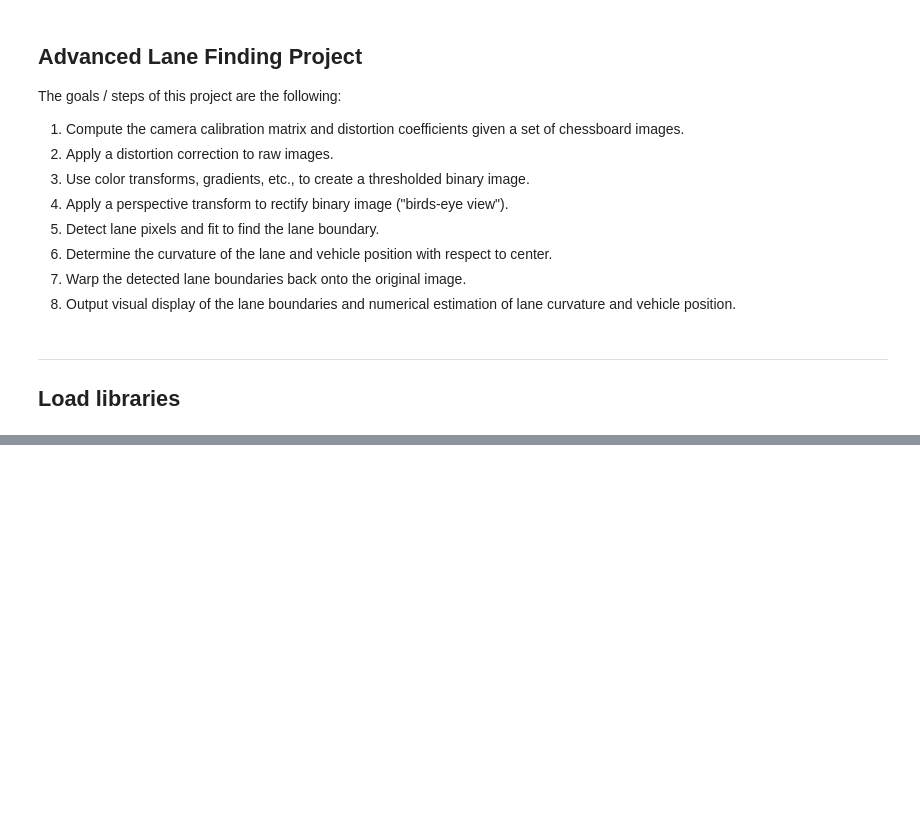
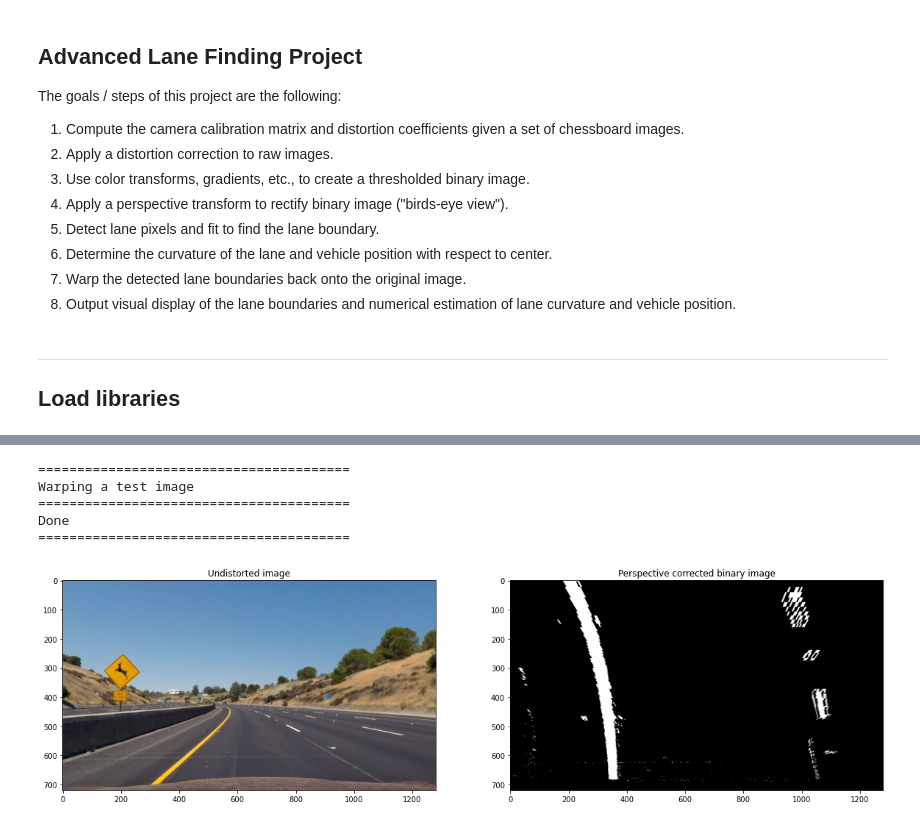
Before and after one commit to simonbogh/CarND-Advanced-Lane-Lines, a Jupyter notebook: P2-advanced-lane-lines.ipynb, the cells around one changed output, grey strips where cells are left out. Cells and saved outputs as stored; diff of their text form; code cells hidden in the pictures; blank space fills up the shorter version.

```diff
--- a/P2-advanced-lane-lines.ipynb
+++ b/P2-advanced-lane-lines.ipynb
@@ -711,0 +283,68 @@ plt.imshow(cv2.cvtColor(final_img, cv2.COLOR_BGR2RGB))
+# %%
+# Change the perspective of the image to get a birds-eye view
+print("========================================")
+# Four source coordinates
+global src
+src = np.float32([
+    [837, 548],  # top right
+    [1018, 667], # bottom right
+    [281, 667],  # bottom left
+    [454, 548]   # top left
+])
+
+# Four desired coordinates
+global dst
+dst = np.float32([
+    [1018, 548], # top right
+    [1018, 667], # bottom right
+    [281, 667],  # bottom left
+    [281, 548],  # top left
+])
+
+# Helper functions
+def warp_img(img, src_coord, dst_coord):
+    # Compute and apply perpective transform
+    img_size = (img.shape[1], img.shape[0])
+    # Compute the perspective transform (go from src_coord to dst_coord)
+    M = cv2.getPerspectiveTransform(src_coord, dst_coord)
+
+    # Compute the inverse perspective transform (go from dst_coord to src_coord)
+    # Just swap the parameters src_coord and dst_coord
+    M_inv = cv2.getPerspectiveTransform(dst_coord, src_coord)
+
+    # Create warped image - use linear interpolation
+    warped = cv2.warpPerspective(img, M, img_size, flags=cv2.INTER_NEAREST)  # keep same size as input image
+    return warped, M, M_inv
+
+def unwarp_img(img, src_coord, dst_coord):
+    # Compute and apply perpective transform
+    img_size = (img.shape[1], img.shape[0])
+    # Compute the inverse perspective transform (go from dst_coord to src_coord)
+    # Just swap the parameters src_coord and dst_coord
+    M_inv = cv2.getPerspectiveTransform(dst_coord, src_coord)
+    # Create warped image - use linear interpolation
+    unwarped = cv2.warpPerspective(img, M_inv, img_size, flags=cv2.INTER_NEAREST)  # keep same size as input image
+    return unwarped
+
+
+print("Warping a test image")
+warped_img, M, M_inv = warp_img(binary_image, src, dst)
+
+# Visualize undistortion
+f, (ax1, ax2) = plt.subplots(1, 2, figsize=(20, 10))
+
+ax1.set_title('Undistorted image')
+ax1.imshow(cv2.cvtColor(undistorted, cv2.COLOR_BGR2RGB))
+ax2.set_title('Perspective corrected binary image')
+ax2.imshow(cv2.cvtColor(warped_img, cv2.COLOR_BGR2RGB))
+
+print("========================================")
+print("Done")
+print("========================================")
+# %% [output]
+========================================
+Warping a test image
+========================================
+Done
+========================================
+[figure, added]
```
Also changed, not shown: parts of 37 cells of this notebook.
